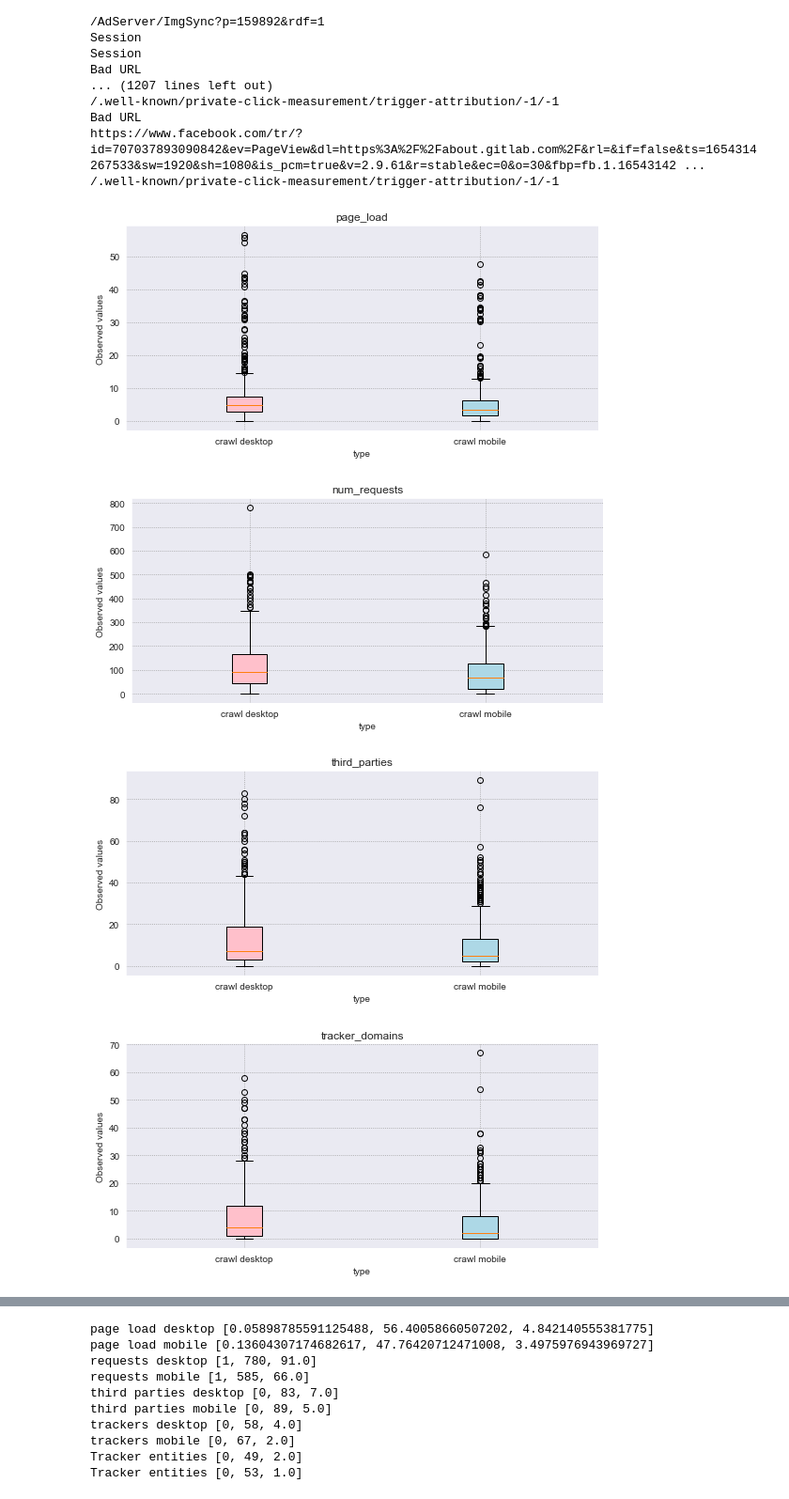
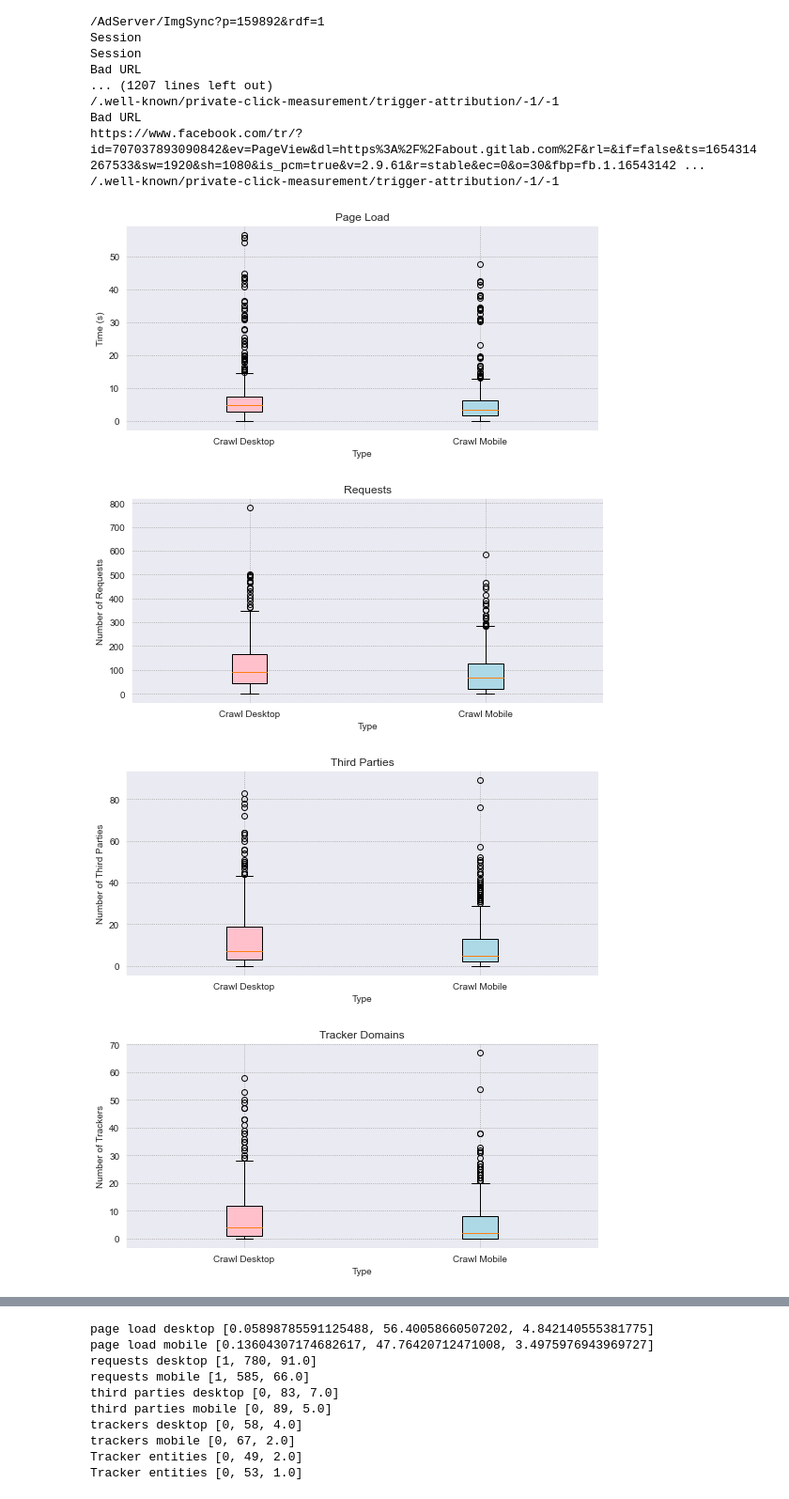
Before and after one commit to shravansukumar/capita_select_tracker, a Jupyter notebook: analysis.ipynb, the cells around one changed output, grey strips where cells are left out. Shown: that part at 94% size. Drawn from its saved outputs; the diff is of its cells as text; code cells hidden in the pictures.

Commit message:
small change in boxplots

```diff
--- a/analysis.ipynb
+++ b/analysis.ipynb
@@ -389,35 +390,35 @@ Bad URL
 https://www.facebook.com/tr/?id=707037893090842&ev=PageView&dl=https%3A%2F%2Fabout.gitlab.com%2F&rl=&if=false&ts=1654314267533&sw=1920&sh=1080&is_pcm=true&v=2.9.61&r=stable&ec=0&o=30&fbp=fb.1.16543142 ...
 /.well-known/private-click-measurement/trigger-attribution/-1/-1
 # %%
-def generate_box_plot(data_desktop,data_mobile,plot_name):
-    data= [data_desktop, data_mobile]
-    label = ['crawl desktop', 'crawl mobile']
-    fig, (ax1) = plt.subplots(nrows=1, figsize=(9, 4))
+def generate_box_plot(data_desktop,data_mobile,plot_name,ylabel):
+        data= [data_desktop, data_mobile]
+        label = ['Crawl Desktop', 'Crawl Mobile']
+        fig, (ax1) = plt.subplots(nrows=1, figsize=(9, 4))
 
-    bplot = ax1.boxplot(data,
-                    vert=True,  # vertical box alignment
-                     patch_artist=True,  # fill with color
-                     labels=label)  # will be used to label x-ticks
-    colors = ['pink', 'lightblue']
-    for patch, color in zip(bplot['boxes'], colors):
-        patch.set_facecolor(color)
+        bplot = ax1.boxplot(data,
+                        vert=True,  # vertical box alignment
+                        patch_artist=True,  # fill with color
+                        labels=label)  # will be used to label x-ticks
+        colors = ['pink', 'lightblue']
+        for patch, color in zip(bplot['boxes'], colors):
+            patch.set_facecolor(color)
 
-    ax1.yaxis.grid(True)
-    ax1.set_xlabel('type')
-    ax1.set_ylabel('Observed values')
-    ax1.set_title(plot_name)
+        ax1.yaxis.grid(True)
+        ax1.set_xlabel('Type')
+        ax1.set_ylabel(ylabel)
+        ax1.set_title(plot_name)
 
-    plt.savefig(plot_name+'.jpg')
-    #plt.show()
+        plt.savefig(plot_name+'.jpg')
+        #plt.show()
 # %%
 
-generate_box_plot(page_load_time_desktop,page_load_time_mobile,"page_load")
-generate_box_plot(num_requests_desktop,num_requests_mobile,"num_requests")
-generate_box_plot(num_third_parties_desktop,num_third_parties_mobile,"third_parties")
-generate_box_plot(num_trackers_domain_desktop,num_trackers_domain_mobile,"tracker_domains")
-generate_box_plot(num_trackers_ent_desktop,num_trackers_ent_mobile,"tracker_entities")
+generate_box_plot(page_load_time_desktop,page_load_time_mobile,"Page Load","Time (s)")
+generate_box_plot(num_requests_desktop,num_requests_mobile,"Requests","Number of Requests")
+generate_box_plot(num_third_parties_desktop,num_third_parties_mobile,"Third Parties","Number of Third Parties")
+generate_box_plot(num_trackers_domain_desktop,num_trackers_domain_mobile,"Tracker Domains","Number of Trackers")
+generate_box_plot(num_trackers_ent_desktop,num_trackers_ent_mobile,"Tracker Entities","Number of Entities")
 # %% [output]
-[figure, old version]
+[figure, new version]
-[figure, old version]
+[figure, new version]
-[figure, old version]
+[figure, new version]
-[figure, old version]
+[figure, new version]
```
Also changed, not shown: parts of 3 cells of this notebook.
